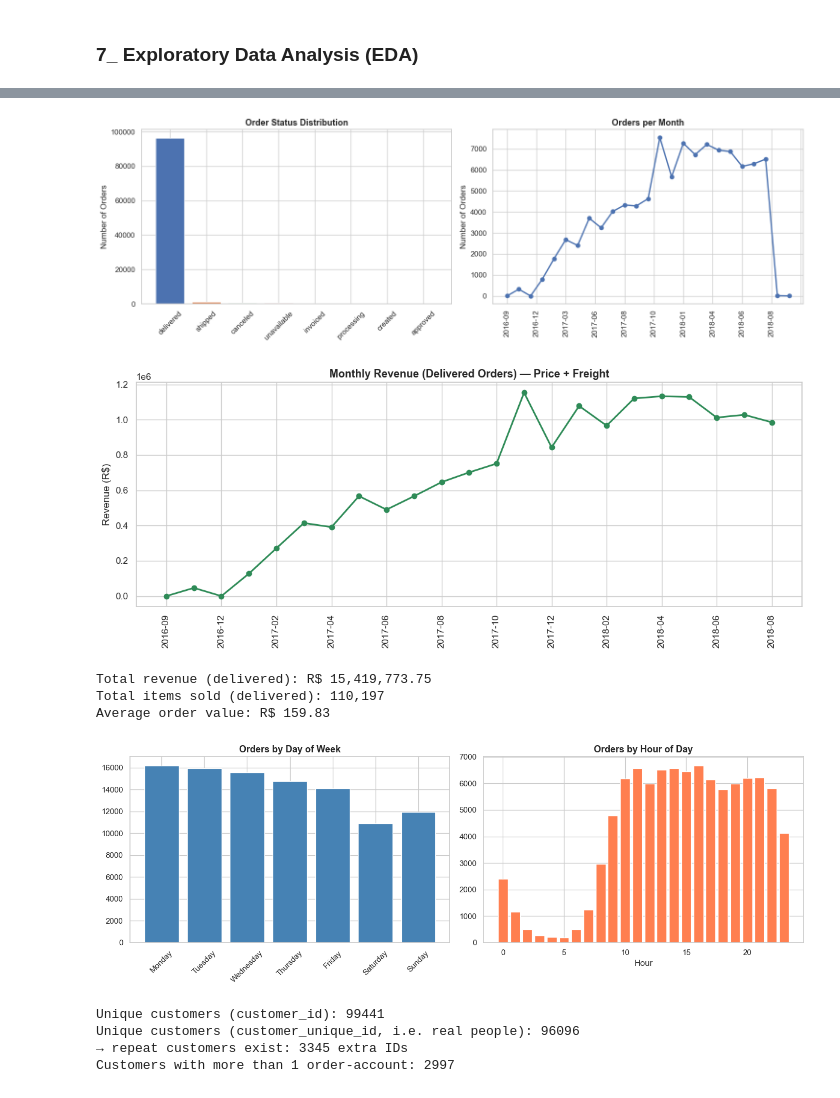
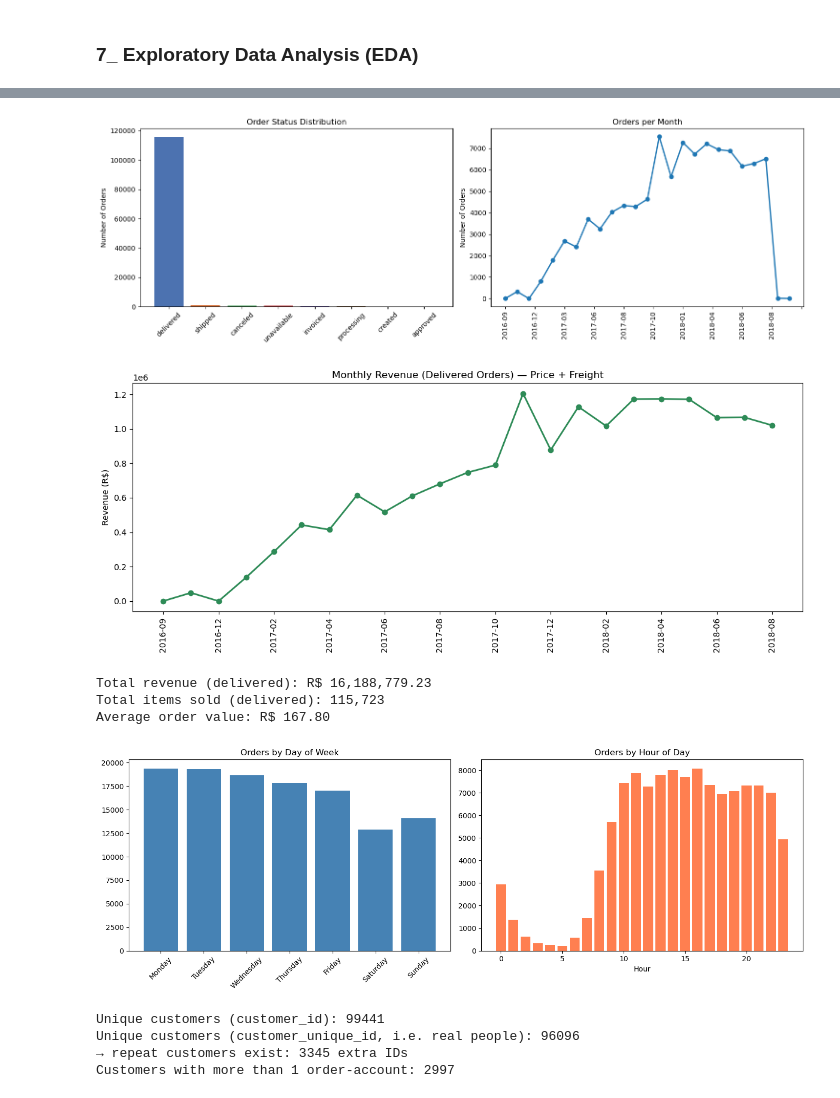
Before and after one commit to Mahmoud-islamcs/ecommerce-intelligence-platform, a Jupyter notebook: notebooks/ecommerce_intelligence_analysis.ipynb, the cells around one changed output, grey strips where cells are left out. Cells and saved outputs as stored; diff of their text form; code cells hidden in the pictures.

```diff
--- a/notebooks/ecommerce_intelligence_analysis.ipynb
+++ b/notebooks/ecommerce_intelligence_analysis.ipynb
@@ -1286,3 +1288,27 @@ Saved 7 cleaned files to: F:\Data Analysis\NTI\Project\ecommerce-intelligence-pl
   reviews_cleaned.csv: 99,224 rows
 # %% [markdown]
 ### 7_ Exploratory Data Analysis (EDA)
+# %%
+cleaned_data = r"F:\Data Analysis\NTI\Project\ecommerce-intelligence-platform\ecommerce-intelligence-platform\Data\cleaned"
+
+# 1_ Load cleaned
+orders = pd.read_csv(os.path.join(cleaned_data, "orders_cleaned.csv"))
+customers = pd.read_csv(os.path.join(cleaned_data, "customers_cleaned.csv"))
+order_items = pd.read_csv(os.path.join(cleaned_data, "order_items_cleaned.csv"))
+order_payments = pd.read_csv(os.path.join(cleaned_data, "order_payments_cleaned.csv"))
+products = pd.read_csv(os.path.join(cleaned_data, "products_cleaned.csv"))
+reviews = pd.read_csv(os.path.join(cleaned_data, "reviews_cleaned.csv"))
+sellers = pd.read_csv(os.path.join(cleaned_data, "sellers_cleaned.csv"))
+
+# 2_ Merge into full_data
+full_data = (
+    orders
+    .merge(customers, on="customer_id", how="left")
+    .merge(order_items, on="order_id", how="left")
+    .merge(order_payments, on="order_id", how="left")
+    .merge(reviews, on="order_id", how="left")
+    .merge(products, on="product_id", how="left")
+    .merge(sellers, on="seller_id", how="left")
+)
+
+print(f"full_data shape: {full_data.shape}")
@@ -1289,13 +1345,15 @@ Saved 7 cleaned files to: F:\Data Analysis\NTI\Project\ecommerce-intelligence-pl
 # %%
+full_data['order_purchase_timestamp'] = pd.to_datetime(full_data['order_purchase_timestamp'])
+full_data['purchase_year_month'] = full_data['order_purchase_timestamp'].dt.strftime('%Y-%m')
 fig, axes = plt.subplots(1, 2, figsize=(15, 5))
 
-order_status_counts = orders_full['order_status'].value_counts()
+order_status_counts = full_data['order_status'].value_counts()
 axes[0].bar(order_status_counts.index, order_status_counts.values, color=sns.color_palette("deep"))
 axes[0].set_title("Order Status Distribution")
 axes[0].set_ylabel("Number of Orders")
 axes[0].tick_params(axis='x', rotation=45)
 
-monthly_orders = orders_full.groupby('purchase_year_month')['order_id'].nunique().sort_index()
+monthly_orders = full_data.groupby('purchase_year_month')['order_id'].nunique().sort_index()
 axes[1].plot(monthly_orders.index, monthly_orders.values, marker='o', linewidth=2)
 axes[1].set_title("Orders per Month")
 axes[1].set_ylabel("Number of Orders")
@@ -1305,11 +1363,11 @@ axes[1].xaxis.set_major_locator(mticker.MaxNLocator(nbins=12))
 plt.tight_layout()
 plt.show()
 # %% [output]
-[figure, old version]
+[figure, new version]
 # %%
 # Revenue trend (delivered orders only, using item price + freight)
-delivered = master[master['order_status'] == 'delivered'].copy()
-
+delivered = full_data[full_data['order_status'] == 'delivered'].copy()
+full_data["item_total"] = full_data["price"] + full_data["freight_value"]
 monthly_revenue = delivered.groupby('purchase_year_month')['item_total'].sum().sort_index()
 
 plt.figure(figsize=(12, 5))
@@ -1320,33 +1378,36 @@ plt.xticks(rotation=90)
 plt.gca().xaxis.set_major_locator(mticker.MaxNLocator(nbins=15))
 plt.tight_layout()
 plt.show()
-
-print(f"Total revenue (delivered): R$ {delivered['item_total'].sum():,.2f}")
-print(f"Total items sold (delivered): {len(delivered):,}")
-print(f"Average order value: R$ {delivered.groupby('order_id')['item_total'].sum().mean():,.2f}")
 # %% [output]
-[figure, old version]
+[figure, new version]
-Total revenue (delivered): R$ 15,419,773.75
-Total items sold (delivered): 110,197
-Average order value: R$ 159.83
+# %%
+print(f"Total revenue (delivered): R$ {delivered['item_total'].sum():,.2f}")
+print(f"Total items sold (delivered): {len(delivered):,}")
+print(f"Average order value: R$ {delivered.groupby('order_id')['item_total'].sum().mean():,.2f}")
+# %% [output]
+Total revenue (delivered): R$ 16,188,779.23
+Total items sold (delivered): 115,723
+Average order value: R$ 167.80
 # %%
+full_data["purchase_dow"] = full_data["order_purchase_timestamp"].dt.day_name()
+full_data["purchase_hour"] = full_data["order_purchase_timestamp"].dt.hour
 fig, axes = plt.subplots(1, 2, figsize=(14, 5))
 
 dow_order = ['Monday', 'Tuesday', 'Wednesday', 'Thursday', 'Friday', 'Saturday', 'Sunday']
-dow_counts = orders_full['purchase_dow'].value_counts().reindex(dow_order)
+dow_counts = full_data['purchase_dow'].value_counts().reindex(dow_order)
 axes[0].bar(dow_counts.index, dow_counts.values, color='steelblue')
 axes[0].set_title("Orders by Day of Week")
 axes[0].tick_params(axis='x', rotation=45)
 
-hour_counts = orders_full['purchase_hour'].value_counts().sort_index()
+hour_counts = full_data['purchase_hour'].value_counts().sort_index()
 axes[1].bar(hour_counts.index, hour_counts.values, color='coral')
 axes[1].set_title("Orders by Hour of Day")
 axes[1].set_xlabel("Hour")
 
 plt.tight_layout()
 plt.show()
 # %% [output]
-[figure, old version]
+[figure, new version]
 # %%
 print("Unique customers (customer_id):", customers['customer_id'].nunique())
 print("Unique customers (customer_unique_id, i.e. real people):", customers['customer_unique_id'].nunique())
```
Also changed, not shown: parts of 21 cells of this notebook, 2 other files.
